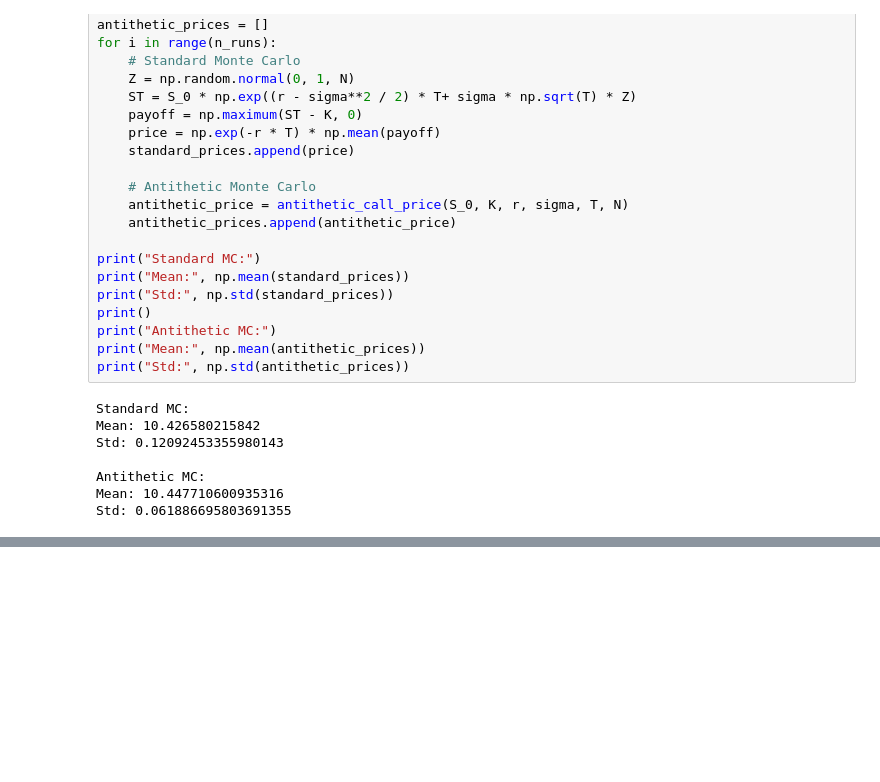
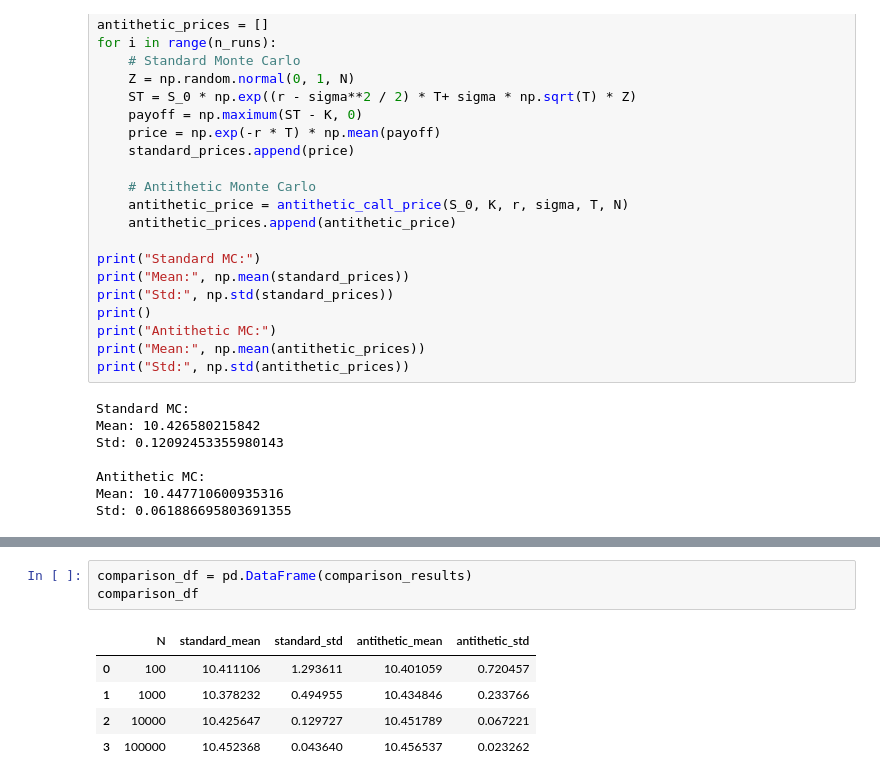
Before and after one commit to phil-C067/M-C-Option-Pricer, a Jupyter notebook: notebooks/01_convergence.ipynb, the cells around one changed output, grey strips where cells are left out. Cells and saved outputs as stored; diff of their text form; blank space fills up the shorter version.

```diff
--- a/notebooks/01_convergence.ipynb
+++ b/notebooks/01_convergence.ipynb
@@ -172,0 +199,9 @@ Std: 0.061886695803691355
+# %%
+comparison_df = pd.DataFrame(comparison_results)
+comparison_df
+# %% [output]
+|  | N | standard_mean | standard_std | antithetic_mean | antithetic_std |
+| 0 | 100 | 10.411106 | 1.293611 | 10.401059 | 0.720457 |
+| 1 | 1000 | 10.378232 | 0.494955 | 10.434846 | 0.233766 |
+| 2 | 10000 | 10.425647 | 0.129727 | 10.451789 | 0.067221 |
+| 3 | 100000 | 10.452368 | 0.043640 | 10.456537 | 0.023262 |
```
Also changed, not shown: parts of 4 cells of this notebook.
